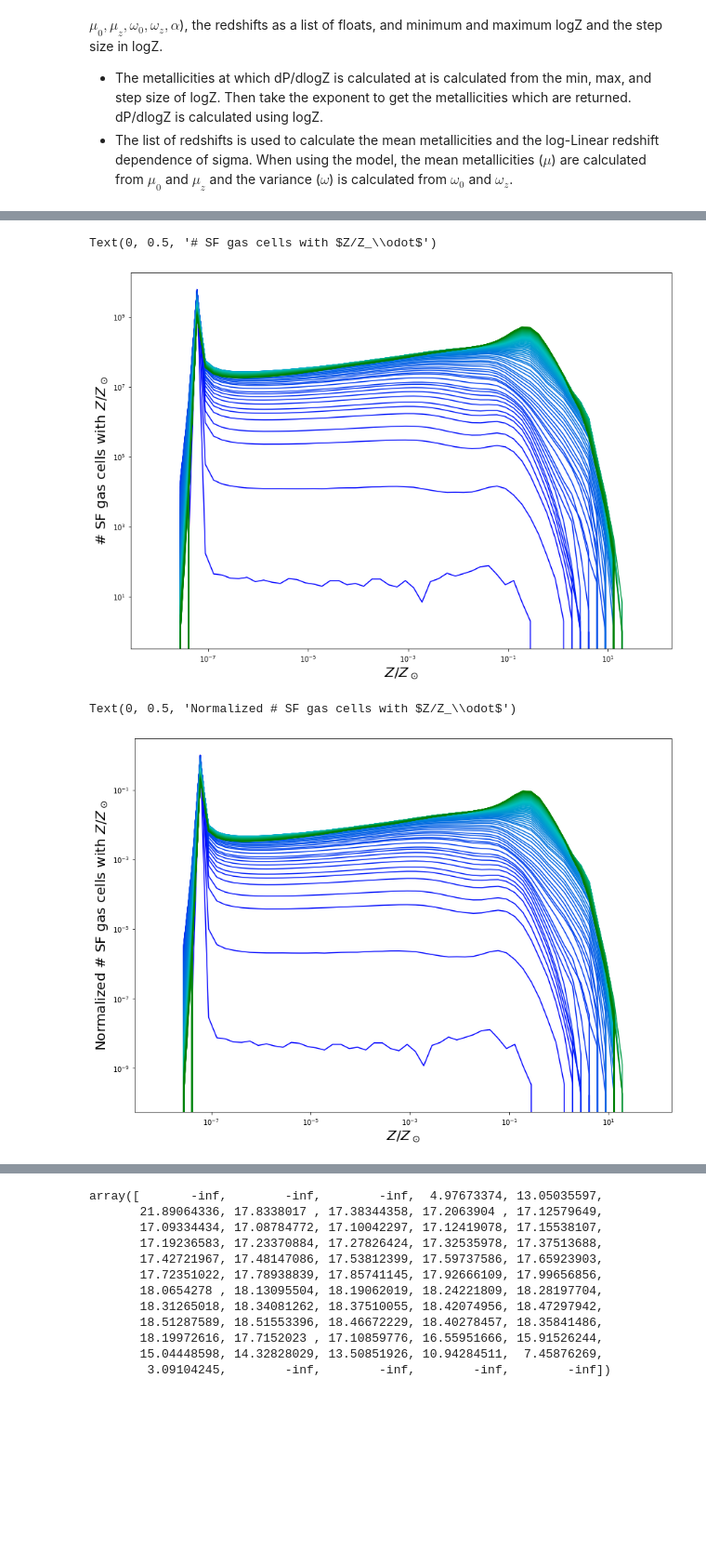
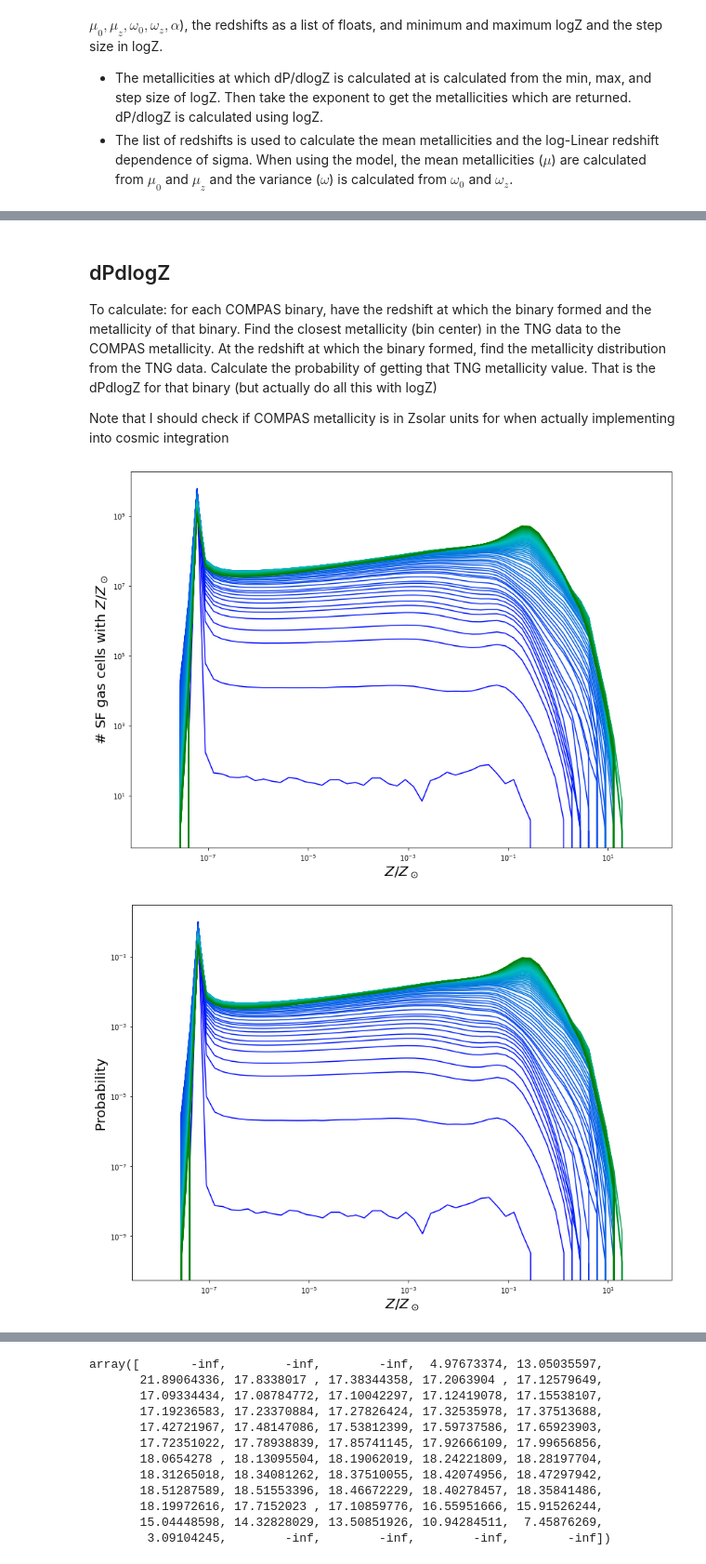
Before and after one commit to sashalvna/Fit_SFRD_TNG, a Jupyter notebook: TNG_data_for_cosmic_integration.ipynb, the cells around one changed output, grey strips where cells are left out. Shown at 93% size. Saved outputs shown, nothing was run; the diff lists cells and outputs as text; code cells hidden in the pictures; blank space fills up the shorter version.

```diff
--- a/TNG_data_for_cosmic_integration.ipynb
+++ b/TNG_data_for_cosmic_integration.ipynb
@@ -30,20 +30,30 @@ import importlib
 import paths
 # %%
 #Change file names to match TNG version
-tng=100
-ver = 1
-Cosmol_sim_location = paths.data / str("SFRMetallicityFromGasTNG%s-%s.hdf5"%(tng,ver))
-fit_filename = 'test_best_fit_parameters_TNG%s-%s.txt'%(tng,ver)
+TNG=100
+lvl = 1
+Cosmol_sim_location = paths.data / str("SFRMetallicityFromGasTNG%s-%s.hdf5"%(TNG,lvl))
+fit_filename = 'test_best_fit_parameters_TNG%s-%s.txt'%(TNG,lvl)
 if tng==50:
     rbox=35
 elif tng==100:
     rbox=75
 elif tng==300:
     rbox=205
-SFRD_Z_z_fname = 'SFRD_TNG%s-%s.txt'%(tng,ver)
+SFRD_Z_z_fname = 'SFRD_TNG%s-%s.txt'%(TNG,lvl)
 metals_fname = 'metallicities_TNG.txt'
 Zsun = 0.014 # Solar metallicity
 cmap = sns.color_palette('rocket', as_cmap=True)
+
+#Conversion to per Gpc^3
+gpc = 1*u.Gpc**3
+mpc = gpc.to(u.Mpc**3).value
+
+from colour import Color
+blue = Color("blue")
+colors = list(blue.range_to(Color("green"),100))
+for i, val in enumerate(colors):
+    colors[i] = str(val)
 # %%
 def find_sfr(redshifts, a = 0.01, b =2.77, c = 2.90, d = 4.70):
     # get value in mass per year per cubic Mpc and convert to per cubic Gpc then return
@@ -350,4 +231,13 @@ array([2.00464910e+01, 1.49891732e+01, 1.19802133e+01, 1.09756433e+01,
+# %% [markdown]
+## dPdlogZ
+
+To calculate: for each COMPAS binary, have the redshift at which the binary formed and the metallicity of that binary. Find the closest metallicity (bin center) in the TNG data to the COMPAS metallicity. At the redshift at which the binary formed, find the metallicity distribution from the TNG data. Calculate the probability of getting that TNG metallicity value. That is the dPdlogZ for that binary (but actually do all this with logZ)
+
+Note that I should check if COMPAS metallicity is in Zsolar units for when actually implementing into cosmic integration
 # %%
+#Plot metallicity distribution for each redshift
+#Blue to green = high z to low z
+
 fig, ax = plt.subplots(figsize = (14,10))
 for i in range(100):
     plt.plot(Sim_center_Zbin/Zsun, Metals[i], label='Snapshot %s' %i, c='%s'%colors[i])
@@ -356,19 +246,21 @@ plt.yscale('log')
 plt.xlabel(r'$Z/Z_\odot$', fontsize=20)
 plt.ylabel(r'# SF gas cells with $Z/Z_\odot$', fontsize=20)
 #plt.legend();
+plt.savefig('Z_distribution_TNG%s-%s.png'%(TNG, lvl))
 # %% [output]
-Text(0, 0.5, '# SF gas cells with $Z/Z_\\odot$')
 [figure]
 # %%
+#Normalized metallicity distribution = probability of getting that Z at that redshift
+
 fig, ax = plt.subplots(figsize = (14,10))
 totalZ = np.trapz(Metals)
 for i in range(100):
     plt.plot(Sim_center_Zbin/Zsun, Metals[i]/totalZ[i], label='Snapshot %s' %i, c='%s'%colors[i])
 plt.xscale('log')
 plt.yscale('log')
 plt.xlabel(r'$Z/Z_\odot$', fontsize=20)
-plt.ylabel(r'Normalized # SF gas cells with $Z/Z_\odot$', fontsize=20)
+plt.ylabel(r'Probability', fontsize=20)
 #plt.legend();
+plt.savefig('Z_distribution_normalized_TNG%s-%s.png'%(TNG, lvl))
 # %% [output]
-Text(0, 0.5, 'Normalized # SF gas cells with $Z/Z_\\odot$')
-[figure, old version]
+[figure, new version]
```
Also changed, not shown: parts of 54 cells of this notebook, 1 other file.
